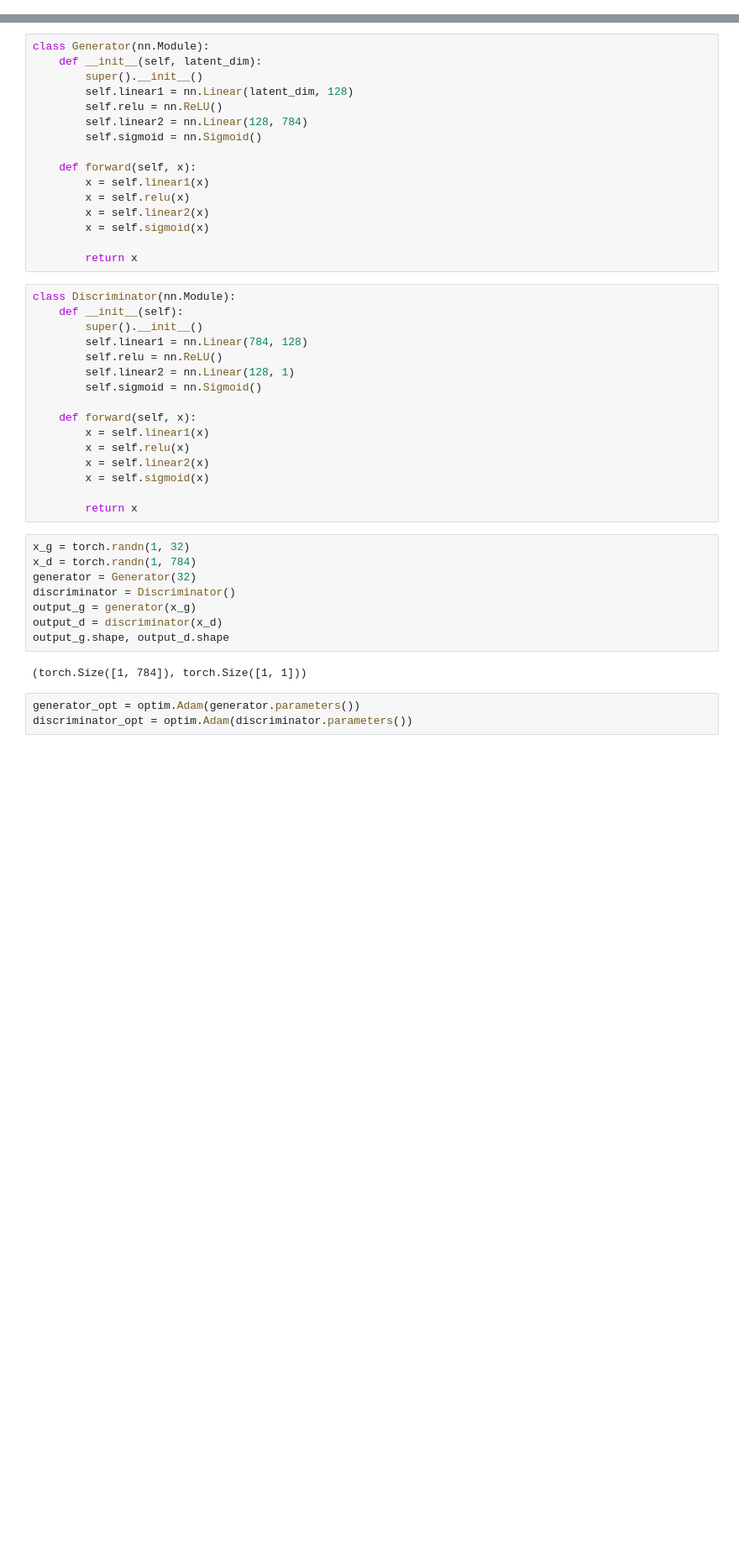
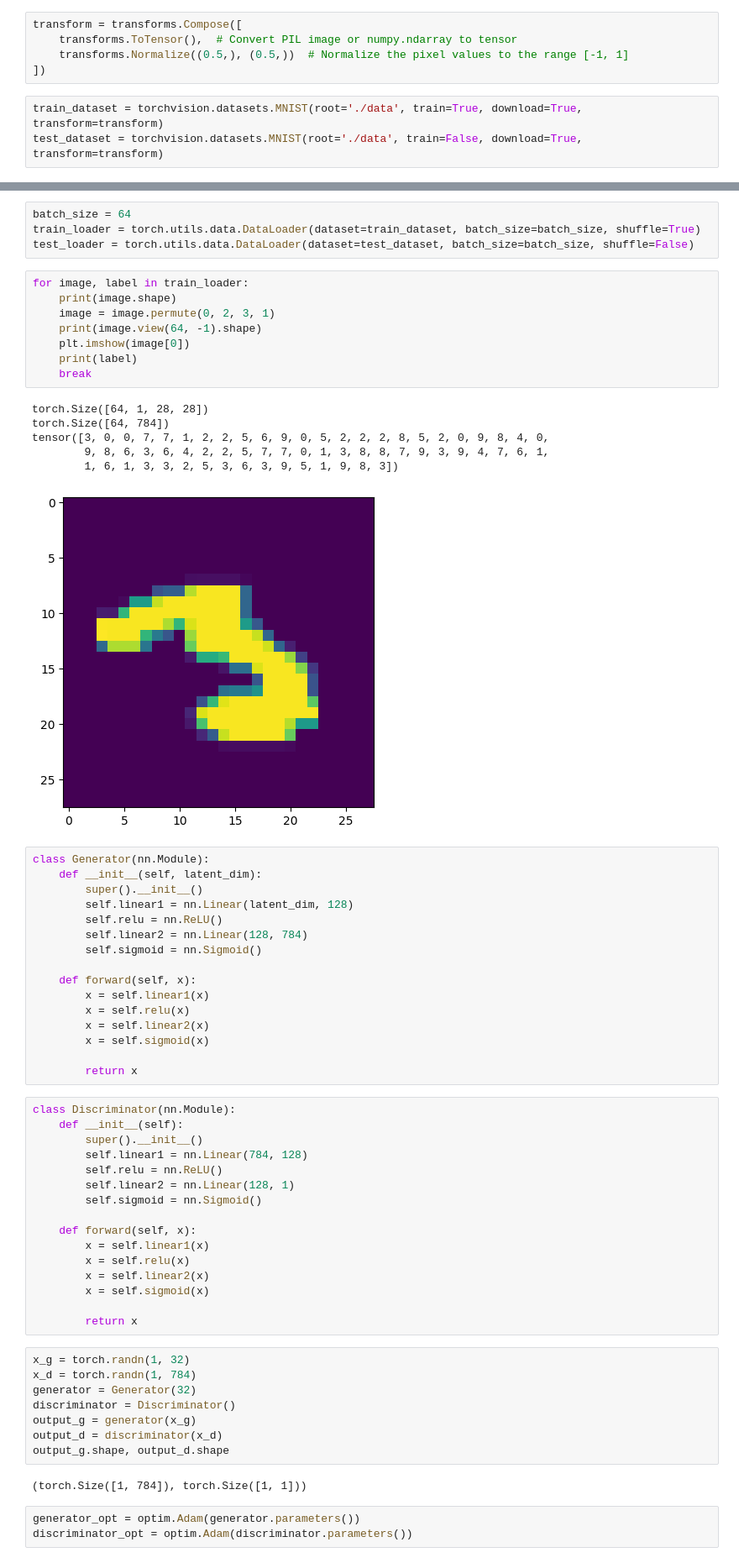
Before and after one commit to MonojitSarkar/GANS_Scratch, a Jupyter notebook: gan-original.ipynb, the cells around one changed output, grey strips where cells are left out. Shown at 84% size. Drawn from its saved outputs; the diff is of its cells as text; blank space fills up the shorter version.

```diff
--- a/gan-original.ipynb
+++ b/gan-original.ipynb
@@ -7,0 +10,8 @@ from torchvision import datasets, transforms
+# %%
+transform = transforms.Compose([
+    transforms.ToTensor(),  # Convert PIL image or numpy.ndarray to tensor
+    transforms.Normalize((0.5,), (0.5,))  # Normalize the pixel values to the range [-1, 1]
+])
+# %%
+train_dataset = torchvision.datasets.MNIST(root='./data', train=True, download=True, transform=transform)
+test_dataset = torchvision.datasets.MNIST(root='./data', train=False, download=True, transform=transform)
@@ -8,3 +34,22 @@ from torchvision import datasets, transforms
+# %%
+batch_size = 64
+train_loader = torch.utils.data.DataLoader(dataset=train_dataset, batch_size=batch_size, shuffle=True)
+test_loader = torch.utils.data.DataLoader(dataset=test_dataset, batch_size=batch_size, shuffle=False)
+# %%
+for image, label in train_loader:
+    print(image.shape)
+    image = image.permute(0, 2, 3, 1)
+    print(image.view(64, -1).shape)
+    plt.imshow(image[0])
+    print(label)
+    break
+# %% [output]
+torch.Size([64, 1, 28, 28])
+torch.Size([64, 784])
+tensor([3, 0, 0, 7, 7, 1, 2, 2, 5, 6, 9, 0, 5, 2, 2, 2, 8, 5, 2, 0, 9, 8, 4, 0,
+        9, 8, 6, 3, 6, 4, 2, 2, 5, 7, 7, 0, 1, 3, 8, 8, 7, 9, 3, 9, 4, 7, 6, 1,
+        1, 6, 1, 3, 3, 2, 5, 3, 6, 3, 9, 5, 1, 9, 8, 3])
+[figure, added]
 # %%
 class Generator(nn.Module):
     def __init__(self, latent_dim):
```
Also changed, not shown: parts of 5 cells of this notebook.
